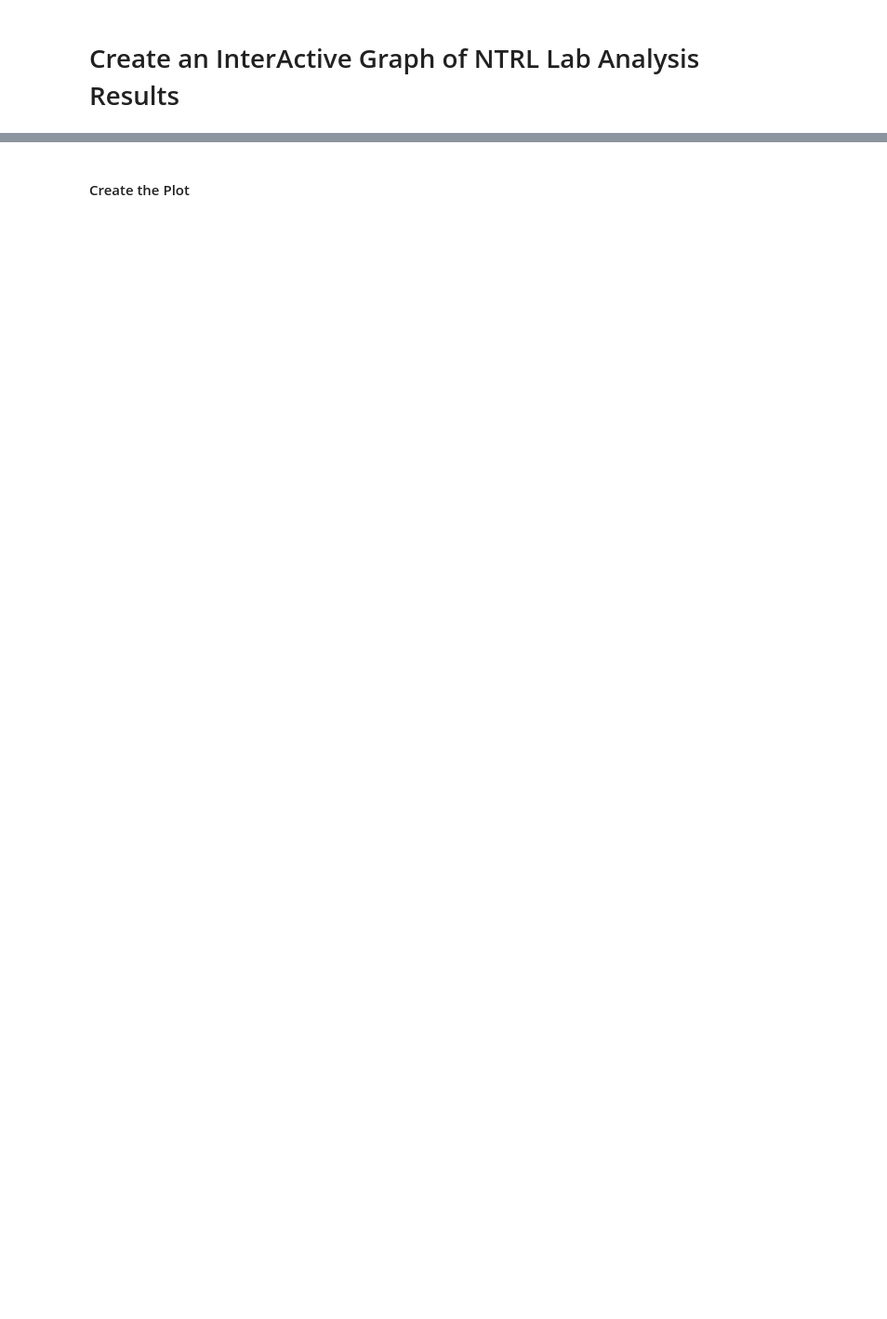
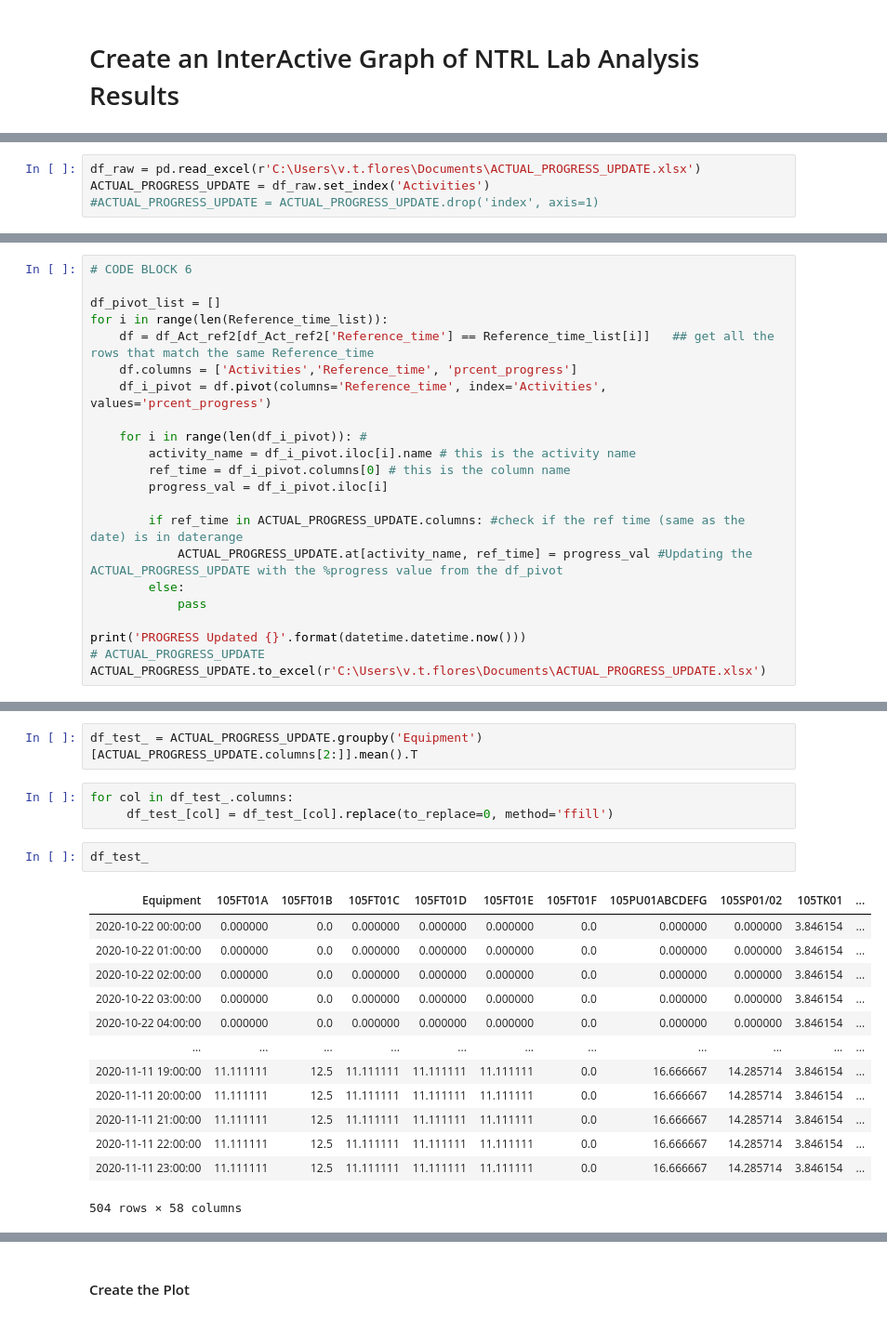
Before and after one commit to Enzo-B03/jupyternotebook_files, a Jupyter notebook: Shutdown Data Repository Project _ACTUAL_DATETIME.ipynb, the cells around one changed output, grey strips where cells are left out. Shown at 93% size. Cells and saved outputs as stored; diff of their text form; blank space fills up the shorter version.

```diff
--- a/Shutdown Data Repository Project _ACTUAL_DATETIME.ipynb
+++ b/Shutdown Data Repository Project _ACTUAL_DATETIME.ipynb
@@ -262,0 +266,4 @@ def hour_rounder(t):
+# %%
+df_raw = pd.read_excel(r'C:\Users\v.t.flores\Documents\ACTUAL_PROGRESS_UPDATE.xlsx')
+ACTUAL_PROGRESS_UPDATE = df_raw.set_index('Activities')
+#ACTUAL_PROGRESS_UPDATE = ACTUAL_PROGRESS_UPDATE.drop('index', axis=1)
@@ -262,0 +287,22 @@ def hour_rounder(t):
+# %%
+# CODE BLOCK 6
+
+df_pivot_list = []
+for i in range(len(Reference_time_list)):
+    df = df_Act_ref2[df_Act_ref2['Reference_time'] == Reference_time_list[i]]   ## get all the rows that match the same Reference_time
+    df.columns = ['Activities','Reference_time', 'prcent_progress']
+    df_i_pivot = df.pivot(columns='Reference_time', index='Activities', values='prcent_progress')
+
+    for i in range(len(df_i_pivot)): #
+        activity_name = df_i_pivot.iloc[i].name # this is the activity name
+        ref_time = df_i_pivot.columns[0] # this is the column name
+        progress_val = df_i_pivot.iloc[i]
+
+        if ref_time in ACTUAL_PROGRESS_UPDATE.columns: #check if the ref time (same as the date) is in daterange
+            ACTUAL_PROGRESS_UPDATE.at[activity_name, ref_time] = progress_val #Updating the ACTUAL_PROGRESS_UPDATE with the %progress value from the df_pivot
+        else:
+            pass
+
+print('PROGRESS Updated {}'.format(datetime.datetime.now()))
+# ACTUAL_PROGRESS_UPDATE
+ACTUAL_PROGRESS_UPDATE.to_excel(r'C:\Users\v.t.flores\Documents\ACTUAL_PROGRESS_UPDATE.xlsx')
@@ -262,0 +319,21 @@ def hour_rounder(t):
+# %%
+df_test_ = ACTUAL_PROGRESS_UPDATE.groupby('Equipment')[ACTUAL_PROGRESS_UPDATE.columns[2:]].mean().T
+# %%
+for col in df_test_.columns:
+     df_test_[col] = df_test_[col].replace(to_replace=0, method='ffill')
+# %%
+df_test_
+# %% [output]
+| Equipment | 105FT01A | 105FT01B | 105FT01C | 105FT01D | 105FT01E | 105FT01F | 105PU01ABCDEFG | 105SP01/02 | 105TK01 | ... |
+| 2020-10-22 00:00:00 | 0.000000 | 0.0 | 0.000000 | 0.000000 | 0.000000 | 0.0 | 0.000000 | 0.000000 | 3.846154 | ... |
+| 2020-10-22 01:00:00 | 0.000000 | 0.0 | 0.000000 | 0.000000 | 0.000000 | 0.0 | 0.000000 | 0.000000 | 3.846154 | ... |
+| 2020-10-22 02:00:00 | 0.000000 | 0.0 | 0.000000 | 0.000000 | 0.000000 | 0.0 | 0.000000 | 0.000000 | 3.846154 | ... |
+| 2020-10-22 03:00:00 | 0.000000 | 0.0 | 0.000000 | 0.000000 | 0.000000 | 0.0 | 0.000000 | 0.000000 | 3.846154 | ... |
+| 2020-10-22 04:00:00 | 0.000000 | 0.0 | 0.000000 | 0.000000 | 0.000000 | 0.0 | 0.000000 | 0.000000 | 3.846154 | ... |
+| ... | ... | ... | ... | ... | ... | ... | ... | ... | ... | ... |
+| 2020-11-11 19:00:00 | 11.111111 | 12.5 | 11.111111 | 11.111111 | 11.111111 | 0.0 | 16.666667 | 14.285714 | 3.846154 | ... |
+| 2020-11-11 20:00:00 | 11.111111 | 12.5 | 11.111111 | 11.111111 | 11.111111 | 0.0 | 16.666667 | 14.285714 | 3.846154 | ... |
+| 2020-11-11 21:00:00 | 11.111111 | 12.5 | 11.111111 | 11.111111 | 11.111111 | 0.0 | 16.666667 | 14.285714 | 3.846154 | ... |
+| 2020-11-11 22:00:00 | 11.111111 | 12.5 | 11.111111 | 11.111111 | 11.111111 | 0.0 | 16.666667 | 14.285714 | 3.846154 | ... |
+| 2020-11-11 23:00:00 | 11.111111 | 12.5 | 11.111111 | 11.111111 | 11.111111 | 0.0 | 16.666667 | 14.285714 | 3.846154 | ... |
+504 rows × 58 columns
```
Also changed, not shown: parts of 44 cells of this notebook, 3 other files.
